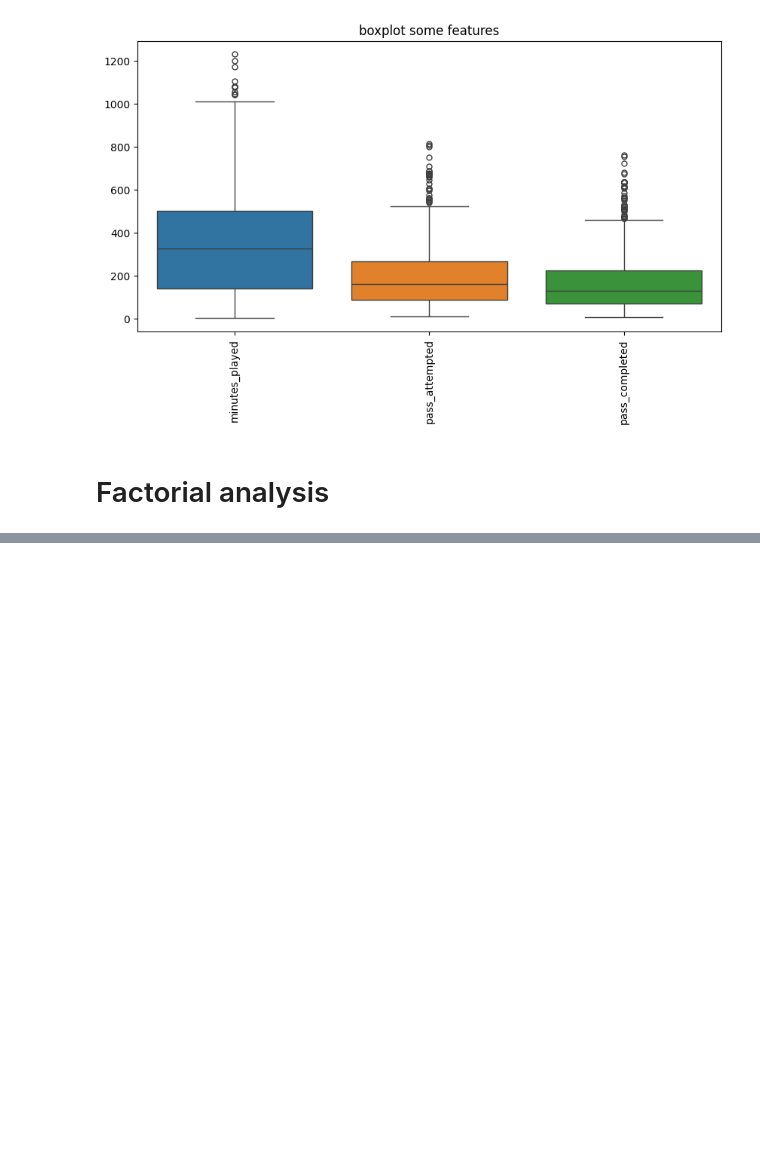
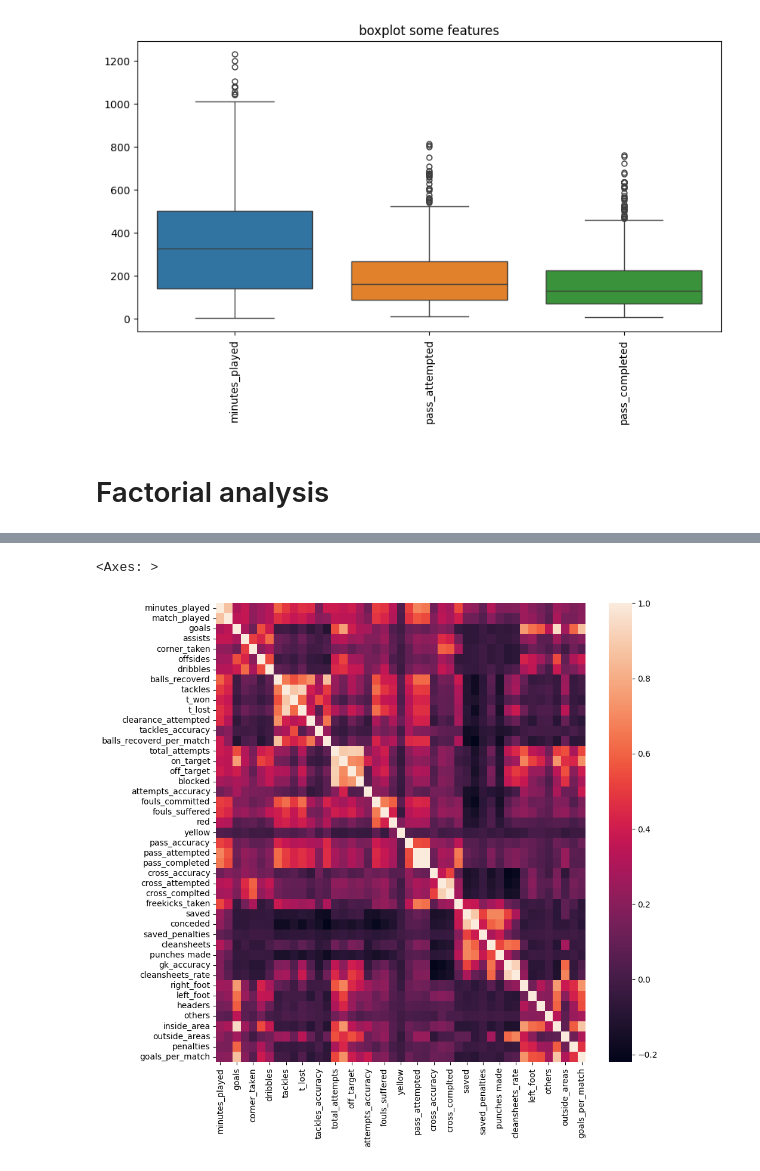
Before and after one commit to elouanzer/challenge1, a Jupyter notebook: champions league.ipynb, the cells around one changed output, grey strips where cells are left out. Cells and saved outputs as stored; diff of their text form; code cells hidden in the pictures; blank space fills up the shorter version.

```diff
--- a/champions league.ipynb
+++ b/champions league.ipynb
@@ -108,0 +133,7 @@ plt.show()
+# %%
+corr = df.select_dtypes(exclude='object').fillna(value=0).corr()
+plt.figure(figsize=((10,10)))
+sns.heatmap(corr)
+# %% [output]
+<Axes: >
+[figure, added]
```
Also changed, not shown: parts of 2 cells of this notebook.
